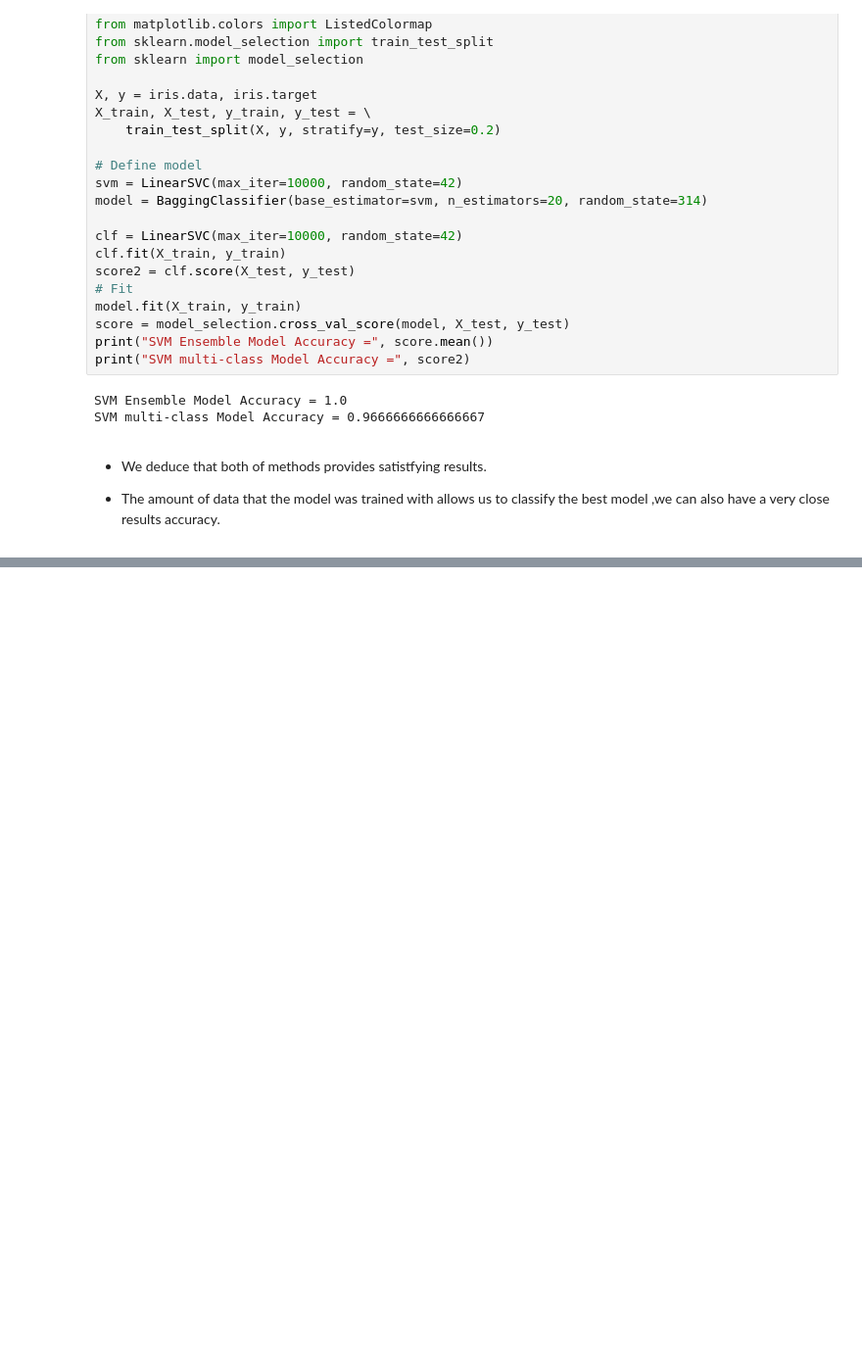
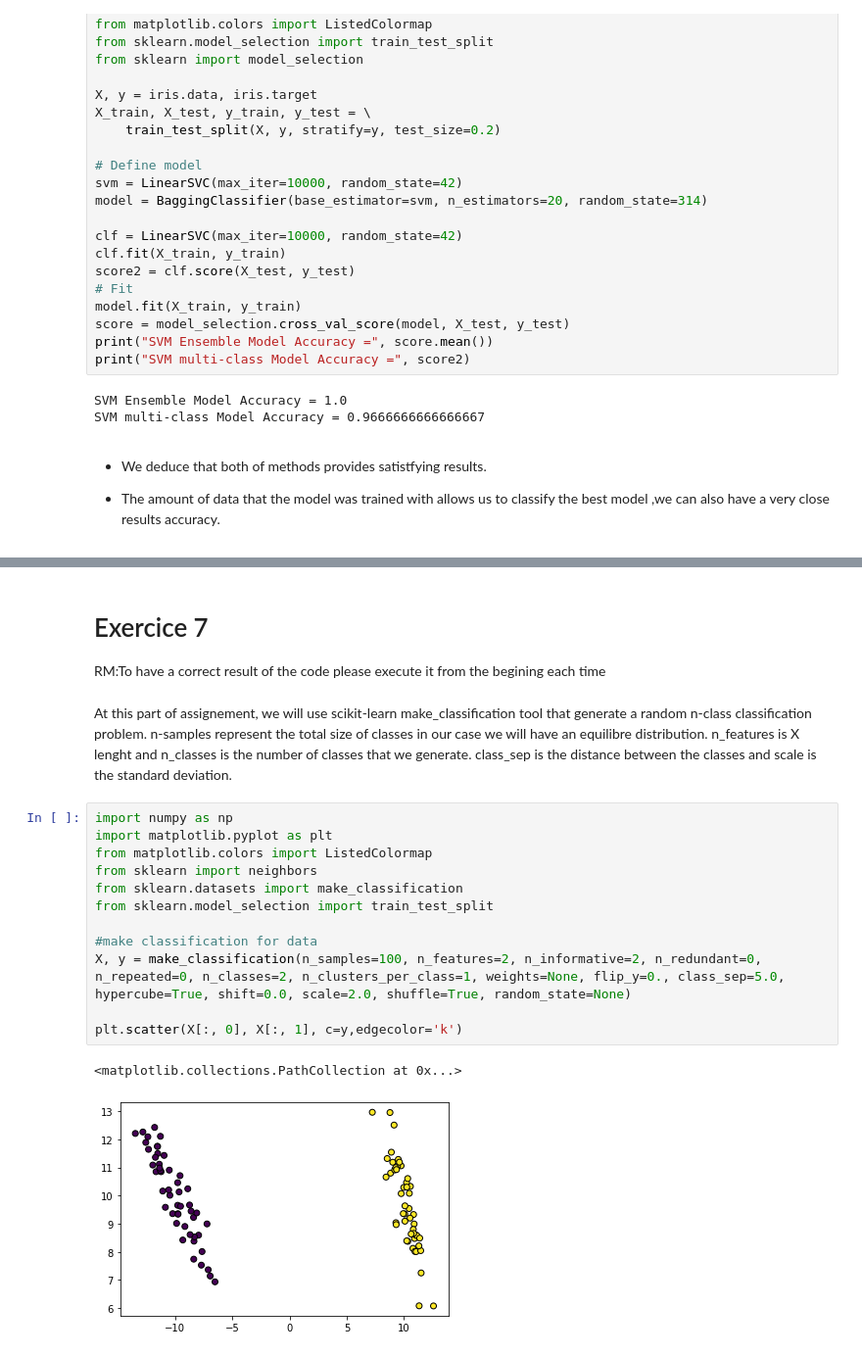
Before and after one commit to lougani-faouzi/DA, a Jupyter notebook: Assignments1.ipynb, the cells around one changed output, grey strips where cells are left out. Shown at 98% size. Cells and saved outputs as stored; diff of their text form; blank space fills up the shorter version.

```diff
--- a/Assignments1.ipynb
+++ b/Assignments1.ipynb
@@ -589,0 +650,21 @@ c) What is the common points and differences (in terms of architecture and princ
+# %% [markdown]
+# Exercice 7
+
+RM:To have a correct result of the code please execute it from the begining each time
+# %% [markdown]
+At this part of assignement, we will use scikit-learn make_classification tool that generate a random n-class classification problem. n-samples represent the total size of classes in our case we will have an equilibre distribution. n_features is X lenght and n_classes is the number of classes that we generate. class_sep is the distance between the classes and scale is the standard deviation.
+# %%
+import numpy as np
+import matplotlib.pyplot as plt
+from matplotlib.colors import ListedColormap
+from sklearn import neighbors
+from sklearn.datasets import make_classification
+from sklearn.model_selection import train_test_split
+
+#make classification for data
+X, y = make_classification(n_samples=100, n_features=2, n_informative=2, n_redundant=0, n_repeated=0, n_classes=2, n_clusters_per_class=1, weights=None, flip_y=0., class_sep=5.0, hypercube=True, shift=0.0, scale=2.0, shuffle=True, random_state=None)
+
+plt.scatter(X[:, 0], X[:, 1], c=y,edgecolor='k')
+# %% [output]
+<matplotlib.collections.PathCollection at 0x...>
+[figure, added]
```
Also changed, not shown: parts of 22 cells of this notebook.
